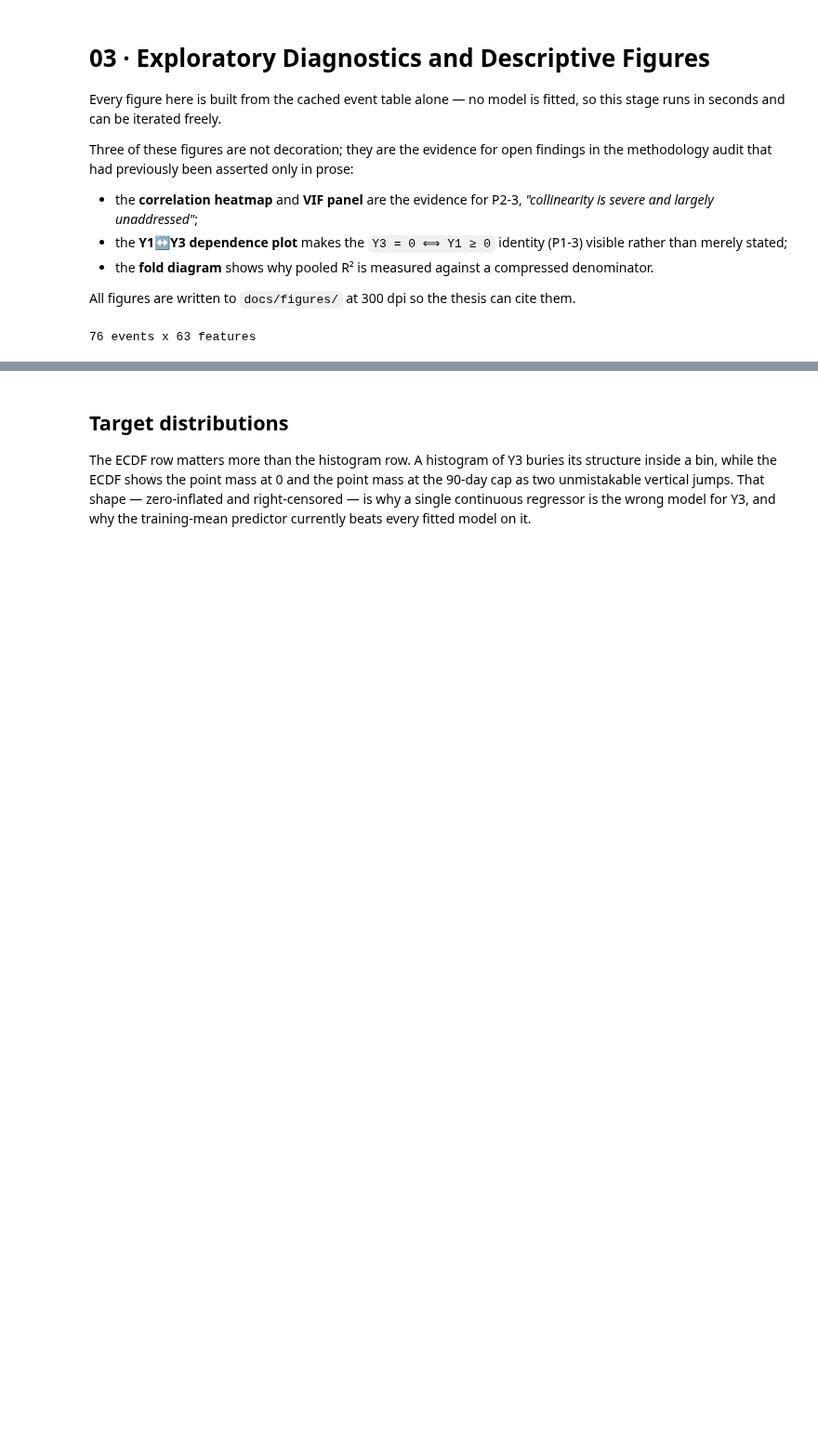
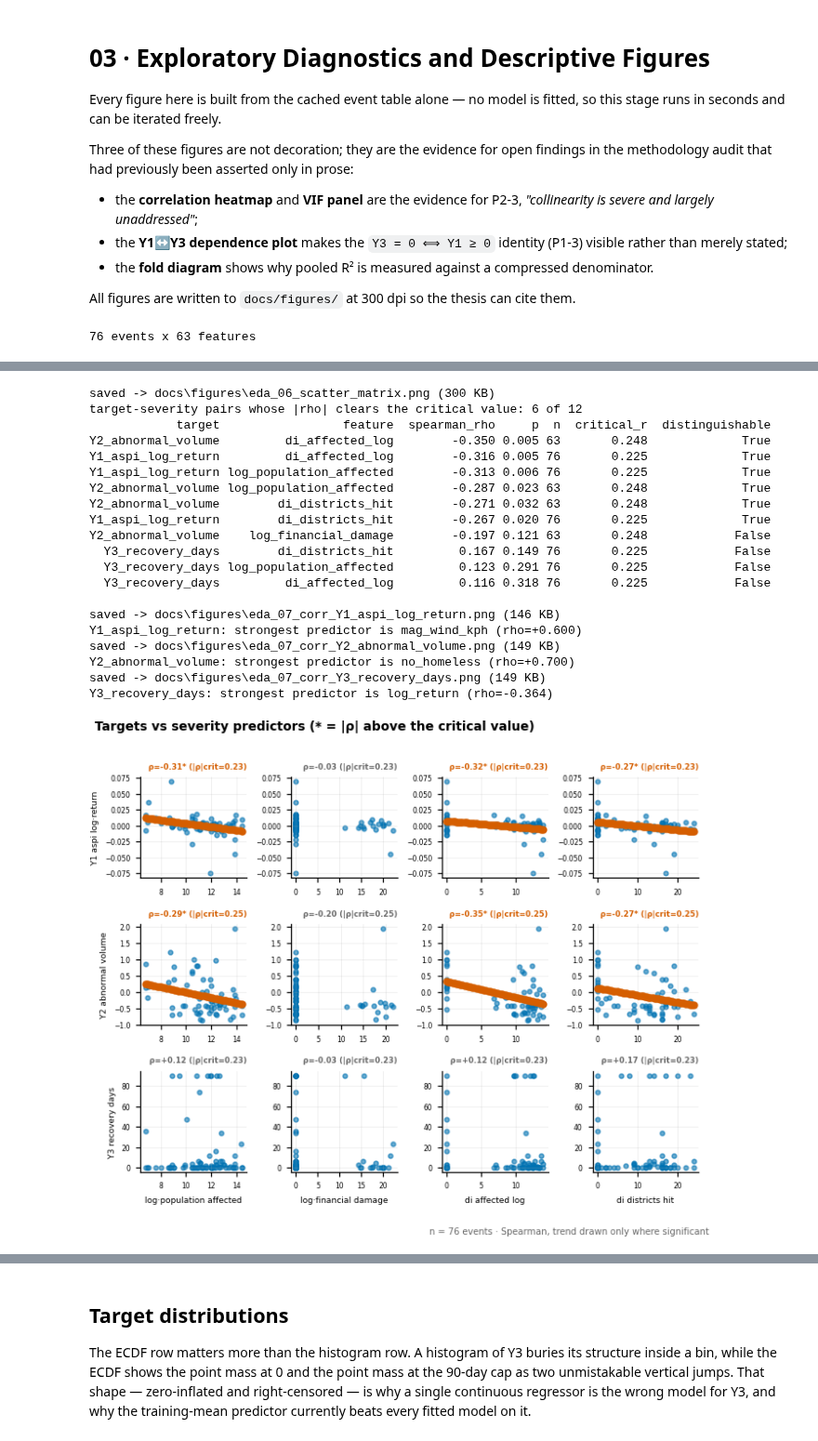
Before and after one commit to Hashan-Samarakkody/CSE-disaster-impact-predictor, a Jupyter notebook: disaster_finance_predictor/notebooks/03_eda_diagnostics.ipynb, the cells around one changed output, grey strips where cells are left out. Shown at 93% size. Cells and saved outputs as stored; diff of their text form; code cells hidden in the pictures; blank space fills up the shorter version.

```diff
--- a/disaster_finance_predictor/notebooks/03_eda_diagnostics.ipynb
+++ b/disaster_finance_predictor/notebooks/03_eda_diagnostics.ipynb
@@ -34,0 +186,35 @@ print(f"{len(dataset)} events x {len(FEATURE_COLS)} features")
+# %%
+_, assoc = eda.plot_target_scatter_matrix(dataset, TARGET_COLS[:3], _SEVERITY[:4])
+_sig = assoc[assoc.distinguishable]
+print(f"target-severity pairs whose |rho| clears the critical value: "
+      f"{len(_sig)} of {len(assoc)}")
+print(assoc.sort_values("spearman_rho", key=abs, ascending=False)
+      .head(10).round(3).to_string(index=False))
+print()
+for _t in TARGET_COLS[:3]:
+    _, _bars = eda.plot_feature_target_correlation(dataset, _t, FEATURE_COLS)
+    if _bars is not None and len(_bars):
+        _top = _bars.iloc[0]
+        print(f"{_t}: strongest predictor is {_top.feature} (rho={_top.rho:+.3f})")
+# %% [output]
+saved -> docs\figures\eda_06_scatter_matrix.png (300 KB)
+target-severity pairs whose |rho| clears the critical value: 6 of 12
+            target                 feature  spearman_rho     p  n  critical_r  distinguishable
+Y2_abnormal_volume         di_affected_log        -0.350 0.005 63       0.248             True
+Y1_aspi_log_return         di_affected_log        -0.316 0.005 76       0.225             True
+Y1_aspi_log_return log_population_affected        -0.313 0.006 76       0.225             True
+Y2_abnormal_volume log_population_affected        -0.287 0.023 63       0.248             True
+Y2_abnormal_volume        di_districts_hit        -0.271 0.032 63       0.248             True
+Y1_aspi_log_return        di_districts_hit        -0.267 0.020 76       0.225             True
+Y2_abnormal_volume    log_financial_damage        -0.197 0.121 63       0.248            False
+  Y3_recovery_days        di_districts_hit         0.167 0.149 76       0.225            False
+  Y3_recovery_days log_population_affected         0.123 0.291 76       0.225            False
+  Y3_recovery_days         di_affected_log         0.116 0.318 76       0.225            False
+
+saved -> docs\figures\eda_07_corr_Y1_aspi_log_return.png (146 KB)
+Y1_aspi_log_return: strongest predictor is mag_wind_kph (rho=+0.600)
+saved -> docs\figures\eda_07_corr_Y2_abnormal_volume.png (149 KB)
+Y2_abnormal_volume: strongest predictor is no_homeless (rho=+0.700)
+saved -> docs\figures\eda_07_corr_Y3_recovery_days.png (149 KB)
+Y3_recovery_days: strongest predictor is log_return (rho=-0.364)
+[figure, added]
```
Also changed, not shown: parts of 10 cells of this notebook, 16 other files.
